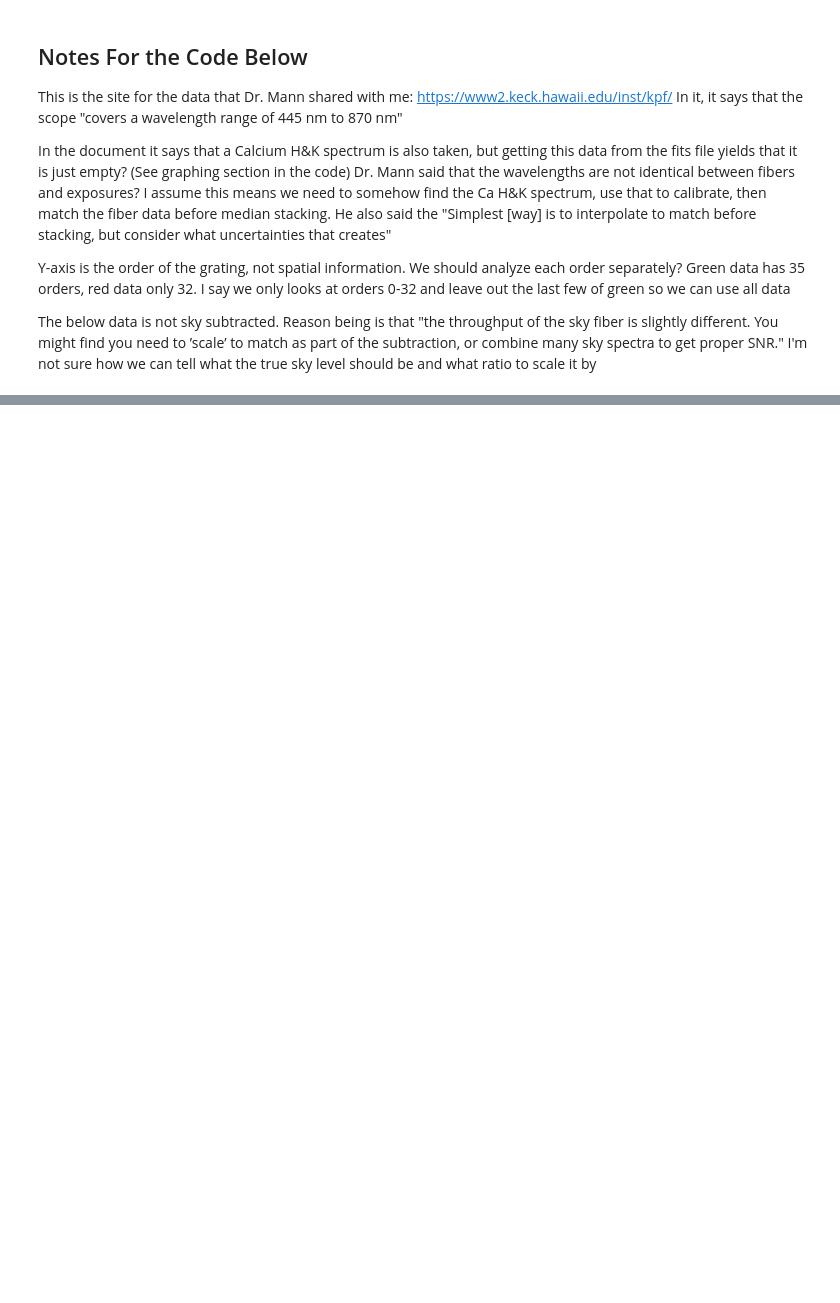
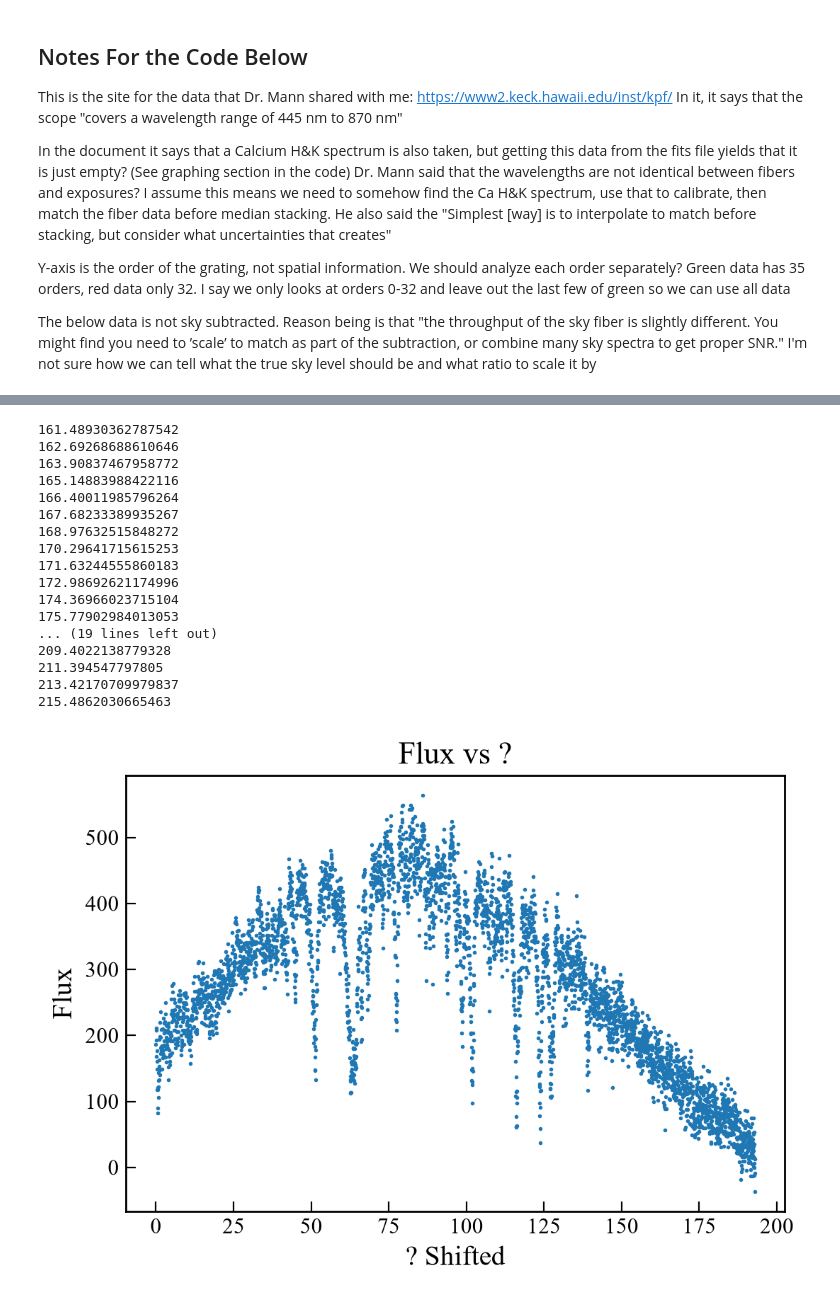
Before and after one commit to buzzman3111/Astro519Echelle, a Jupyter notebook: FileOpenCleanup.ipynb, the cells around one changed output, grey strips where cells are left out. Drawn from its saved outputs; the diff is of its cells as text; code cells hidden in the pictures; blank space fills up the shorter version.

```diff
--- a/FileOpenCleanup.ipynb
+++ b/FileOpenCleanup.ipynb
@@ -187,0 +209,62 @@ print(cal_flux_med)
+# %%
+def _order_extraction(flux_im, wave_im, order):
+
+	flux_order = flux_im[order,:]
+	wave_order = wave_im[order,:]
+
+	return flux_order, wave_order
+
+
+
+def _test(flux_im, wave_im, o_min, o_max):
+	for order in range(o_min, o_max):
+		flux, wave = _order_extraction(flux_im, wave_im, order)
+		wave_shifted = wave - min(wave)
+		print(max(wave_shifted))
+
+_test(g_flux_med, g_wave_med, 0, 35)
+
+
+
+flux_O1, wave_O1 = _order_extraction(g_flux_med, g_wave_med, 22)
+wave_O1_shifted = wave_O1 - min(wave_O1)
+plt.scatter(wave_O1_shifted, flux_O1, s=1)
+plt.title('Flux vs ?') # See markdown cell above
+plt.xlabel('? Shifted') # See markdown cell above
+plt.ylabel('Flux')
+plt.show()
+
+
+
+
+def _plot_all_orders(flux_im, wave_im, o_min, o_max):
+	for order in range(o_min, o_max):
+		flux, wave = _order_extraction(flux_im, wave_im, order)
+		wave_shifted = wave - min(wave)
+		plt.scatter(wave_shifted, flux, s=1)
+
+	plt.title('Flux vs ?') # See markdown cell above
+	plt.xlabel('? Shifted') # See markdown cell above
+	plt.ylabel('Flux')
+	plt.show()
+
+_plot_all_orders(g_flux_med, g_wave_med, 0, 34)
+# %% [output]
+161.48930362787542
+162.69268688610646
+163.90837467958772
+165.14883988422116
+166.40011985796264
+167.68233389935267
+168.97632515848272
+170.29641715615253
+171.63244555860183
+172.98692621174996
+174.36966023715104
+175.77902984013053
+... (19 lines left out)
+209.4022138779328
+211.394547797805
+213.42170709979837
+215.4862030665463
+[figure, added]
```
Also changed, not shown: parts of 4 cells of this notebook.
